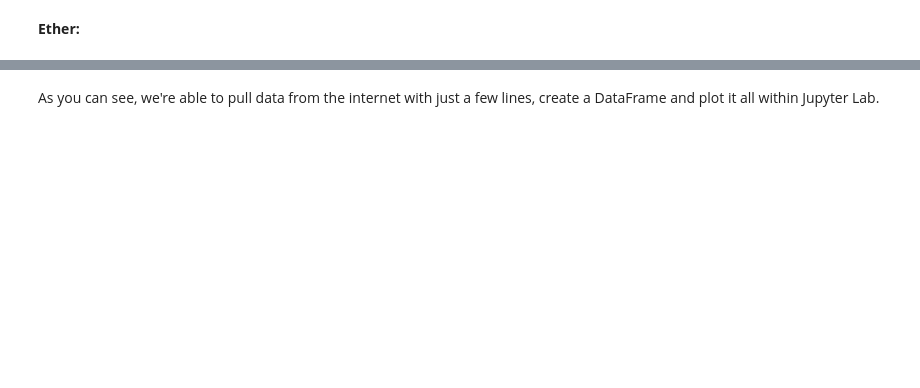
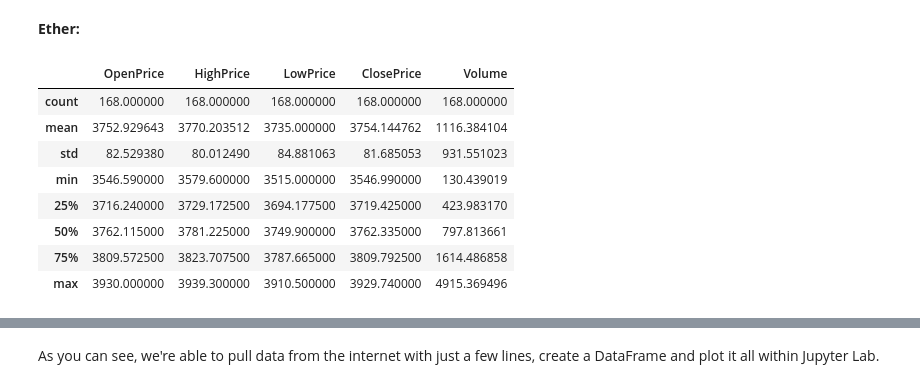
Before and after one commit to jonathanyuswerve/ds-content-interactive-jupyterlab-tutorial, a Jupyter notebook: Tutorial.ipynb, the cells around one changed output, grey strips where cells are left out. Drawn from its saved outputs; the diff is of its cells as text; code cells hidden in the pictures; blank space fills up the shorter version.

```diff
--- a/Tutorial.ipynb
+++ b/Tutorial.ipynb
@@ -169,4 +200,16 @@ btc['ClosePrice'].plot(figsize=(15, 7))
 # %% [markdown]
 **Ether:**
+# %%
+eth.describe()
+# %% [output]
+|  | OpenPrice | HighPrice | LowPrice | ClosePrice | Volume |
+| count | 168.000000 | 168.000000 | 168.000000 | 168.000000 | 168.000000 |
+| mean | 3752.929643 | 3770.203512 | 3735.000000 | 3754.144762 | 1116.384104 |
+| std | 82.529380 | 80.012490 | 84.881063 | 81.685053 | 931.551023 |
+| min | 3546.590000 | 3579.600000 | 3515.000000 | 3546.990000 | 130.439019 |
+| 25% | 3716.240000 | 3729.172500 | 3694.177500 | 3719.425000 | 423.983170 |
+| 50% | 3762.115000 | 3781.225000 | 3749.900000 | 3762.335000 | 797.813661 |
+| 75% | 3809.572500 | 3823.707500 | 3787.665000 | 3809.792500 | 1614.486858 |
+| max | 3930.000000 | 3939.300000 | 3910.500000 | 3929.740000 | 4915.369496 |
 # %%
 eth.head()
```
Also changed, not shown: parts of 11 cells of this notebook.
